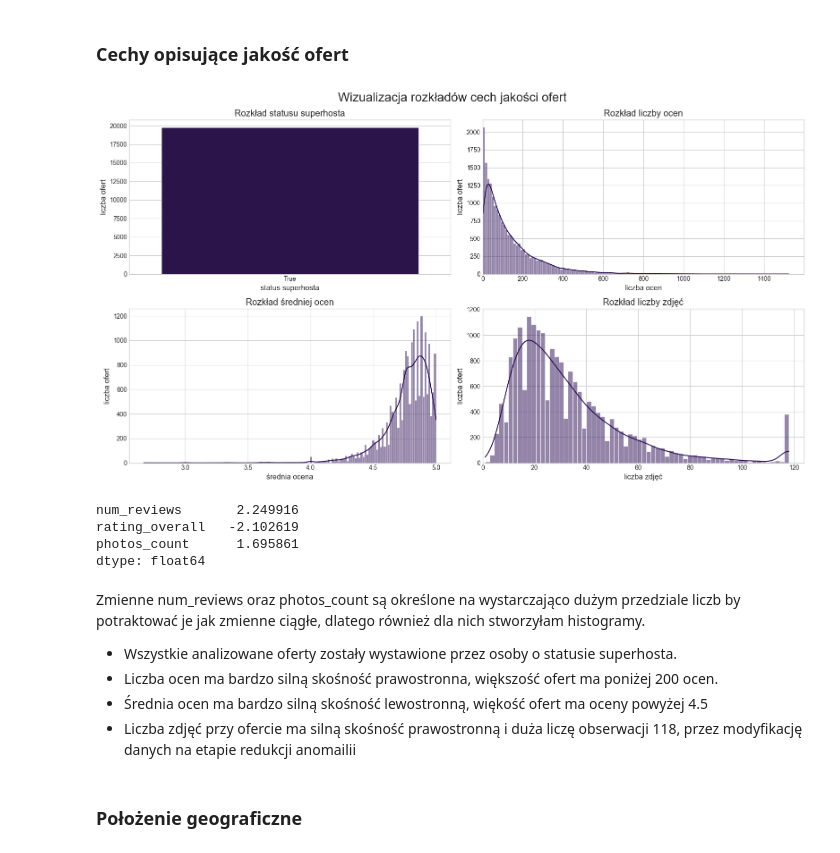
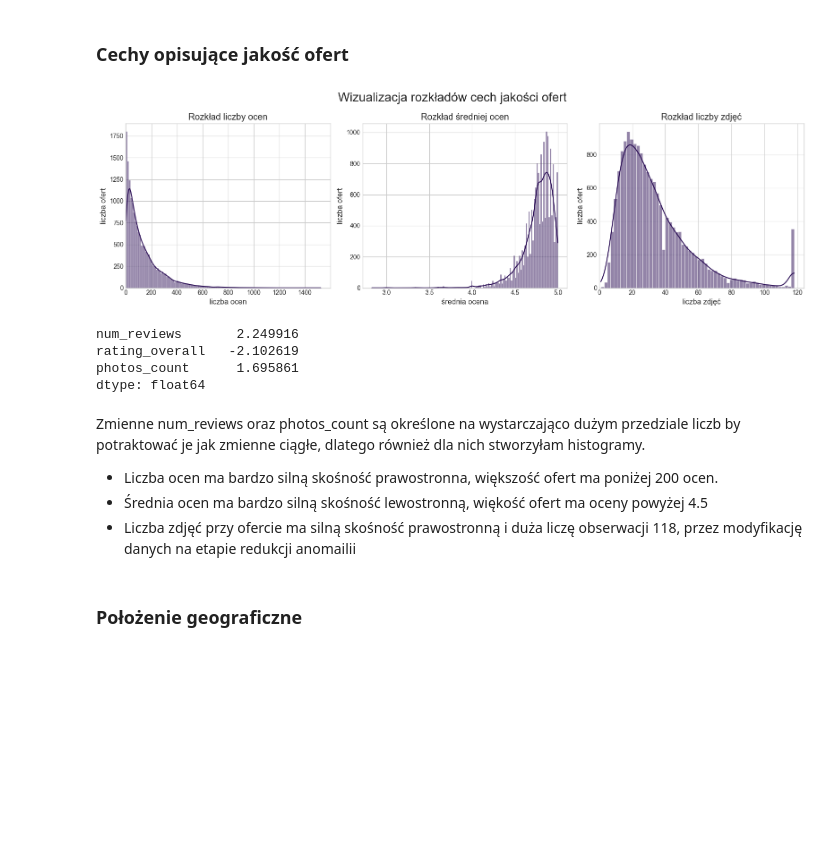
Before and after one commit to szczypiorecz3k/airbnb_project, a Jupyter notebook: raport.ipynb, the cells around one changed output. Saved outputs shown, nothing was run; the diff lists cells and outputs as text; code cells hidden in the pictures; blank space fills up the shorter version.

```diff
--- a/raport.ipynb
+++ b/raport.ipynb
@@ -577,3 +585,5 @@ listings_df=listings_df.dropna()
+# %%
+listings_df=listings_df.drop(columns=['superhost'])
 # %% [markdown]
 # 3. Wizualizacja danych
 # %%
@@ -641,33 +666,29 @@ for i in range(2):
 # %% [markdown]
 ### Cechy opisujące jakość ofert
 # %%
-fig, axes = plt.subplots(2,2, figsize=(16,9))
+fig, axes = plt.subplots(1,3, figsize=(16,5))
 fig.suptitle('Wizualizacja rozkładów cech jakości ofert', fontsize=20)
 axes=axes.flatten()
 
-sns.countplot(data=listings_df, x='superhost',ax=axes[0])
-axes[0].set_title('Rozkład statusu superhosta')
-axes[0].set_xlabel('status superhosta')
+sns.histplot(data=listings_df, x='num_reviews',kde=True, ax=axes[0])
+axes[0].set_title('Rozkład liczby ocen')
+axes[0].set_xlabel('liczba ocen')
+axes[0].set_xlim(0)
 
-sns.histplot(data=listings_df, x='num_reviews',kde=True, ax=axes[1])
-axes[1].set_title('Rozkład liczby ocen')
-axes[1].set_xlabel('liczba ocen')
-axes[1].set_xlim(0)
+sns.histplot(data=listings_df, x='rating_overall',kde=True, ax=axes[1])
+axes[1].set_title('Rozkład średniej ocen')
+axes[1].set_xlabel('średnia ocena')
 
-sns.histplot(data=listings_df, x='rating_overall',kde=True, ax=axes[2])
-axes[2].set_title('Rozkład średniej ocen')
-axes[2].set_xlabel('średnia ocena')
+sns.histplot(data=listings_df, x='photos_count',kde=True, ax=axes[2])
+axes[2].set_title('Rozkład liczby zdjęć')
+axes[2].set_xlabel('liczba zdjęć')
+axes[2].set_xlim(0)
 
-sns.histplot(data=listings_df, x='photos_count',kde=True, ax=axes[3])
-axes[3].set_title('Rozkład liczby zdjęć')
-axes[3].set_xlabel('liczba zdjęć')
-axes[3].set_xlim(0)
-
-for i in range(4):
+for i in range(3):
     axes[i].set_ylabel('liczba ofert')
 plt.tight_layout()
 # %% [output]
-[figure, old version]
+[figure, new version]
 # %%
 listings_df[['num_reviews', 'rating_overall', 'photos_count']].skew()
 # %% [output]
@@ -678,7 +699,6 @@ dtype: float64
 # %% [markdown]
 Zmienne num_reviews oraz photos_count są określone na wystarczająco dużym przedziale liczb by potraktować je jak zmienne ciągłe, dlatego również dla nich stworzyłam histogramy.
 
-- Wszystkie analizowane oferty zostały wystawione przez osoby o statusie superhosta.
 - Liczba ocen ma bardzo silną skośność prawostronna, większość ofert ma poniżej 200 ocen.
 - Średnia ocen ma bardzo silną skośność lewostronną, więkość ofert ma oceny powyżej 4.5
 - Liczba zdjęć przy ofercie ma silną skośność prawostronną i duża liczę obserwacji 118, przez modyfikację danych na etapie redukcji anomailii
```
Also changed, not shown: parts of 23 cells of this notebook.
